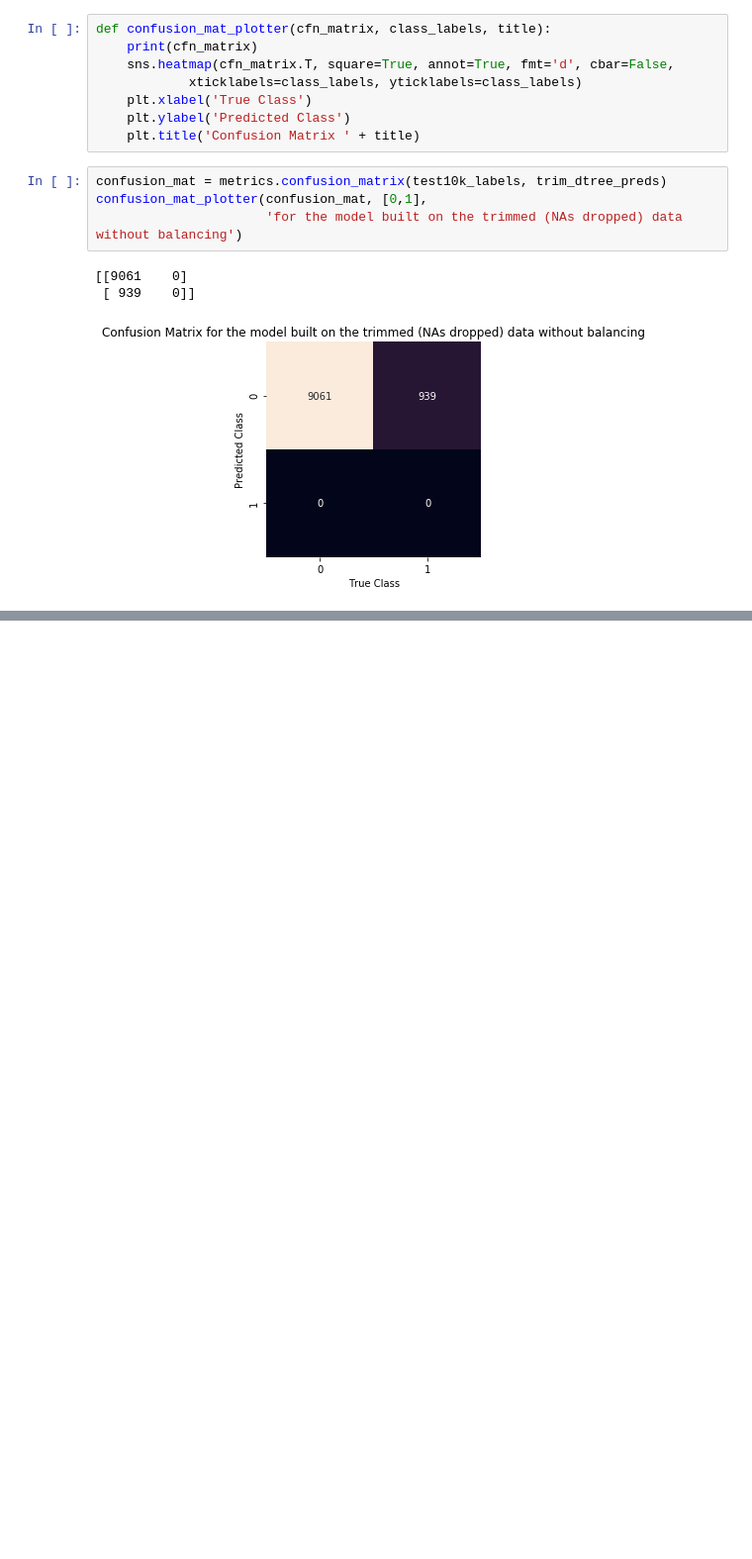
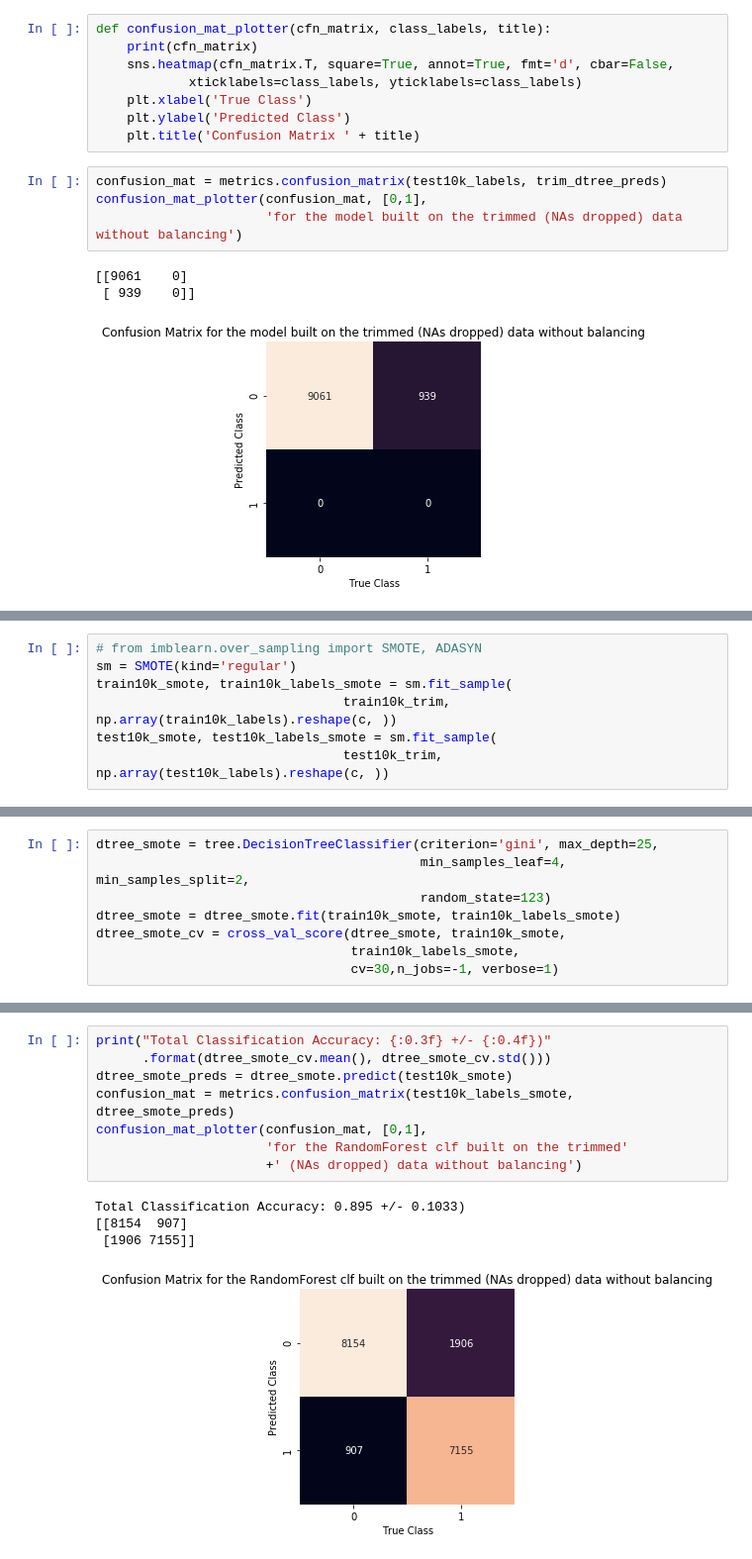
Before and after one commit to MattTriano/Advanced_Data_Mining, a Jupyter notebook: assns/assn3/Triano_Matt_Assignment_3.ipynb, the cells around one changed output, grey strips where cells are left out. Shown: that part at 99% size. Drawn from its saved outputs; the diff is of its cells as text; blank space fills up the shorter version.

Commit message:
SMOTE implemented, table half full

```diff
--- a/assns/assn3/Triano_Matt_Assignment_3.ipynb
+++ b/assns/assn3/Triano_Matt_Assignment_3.ipynb
@@ -678,0 +740,7 @@ test10k_labels[test10k_labels['Y'] == 1]
+# %%
+# from imblearn.over_sampling import SMOTE, ADASYN
+sm = SMOTE(kind='regular')
+train10k_smote, train10k_labels_smote = sm.fit_sample(
+                                train10k_trim, np.array(train10k_labels).reshape(c, ))
+test10k_smote, test10k_labels_smote = sm.fit_sample(
+                                test10k_trim, np.array(test10k_labels).reshape(c, ))
@@ -678,0 +777,8 @@ test10k_labels[test10k_labels['Y'] == 1]
+# %%
+dtree_smote = tree.DecisionTreeClassifier(criterion='gini', max_depth=25,
+                                          min_samples_leaf=4, min_samples_split=2,
+                                          random_state=123)
+dtree_smote = dtree_smote.fit(train10k_smote, train10k_labels_smote)
+dtree_smote_cv = cross_val_score(dtree_smote, train10k_smote,
+                                 train10k_labels_smote,
+                                 cv=30,n_jobs=-1, verbose=1)
@@ -678,0 +787,13 @@ test10k_labels[test10k_labels['Y'] == 1]
+# %%
+print("Total Classification Accuracy: {:0.3f} +/- {:0.4f})"
+      .format(dtree_smote_cv.mean(), dtree_smote_cv.std()))
+dtree_smote_preds = dtree_smote.predict(test10k_smote)
+confusion_mat = metrics.confusion_matrix(test10k_labels_smote, dtree_smote_preds)
+confusion_mat_plotter(confusion_mat, [0,1],
+                      'for the RandomForest clf built on the trimmed'
+                      +' (NAs dropped) data without balancing')
+# %% [output]
+Total Classification Accuracy: 0.895 +/- 0.1033)
+[[8154  907]
+ [1906 7155]]
+[figure, added]
```
Also changed, not shown: parts of 23 cells of this notebook.
